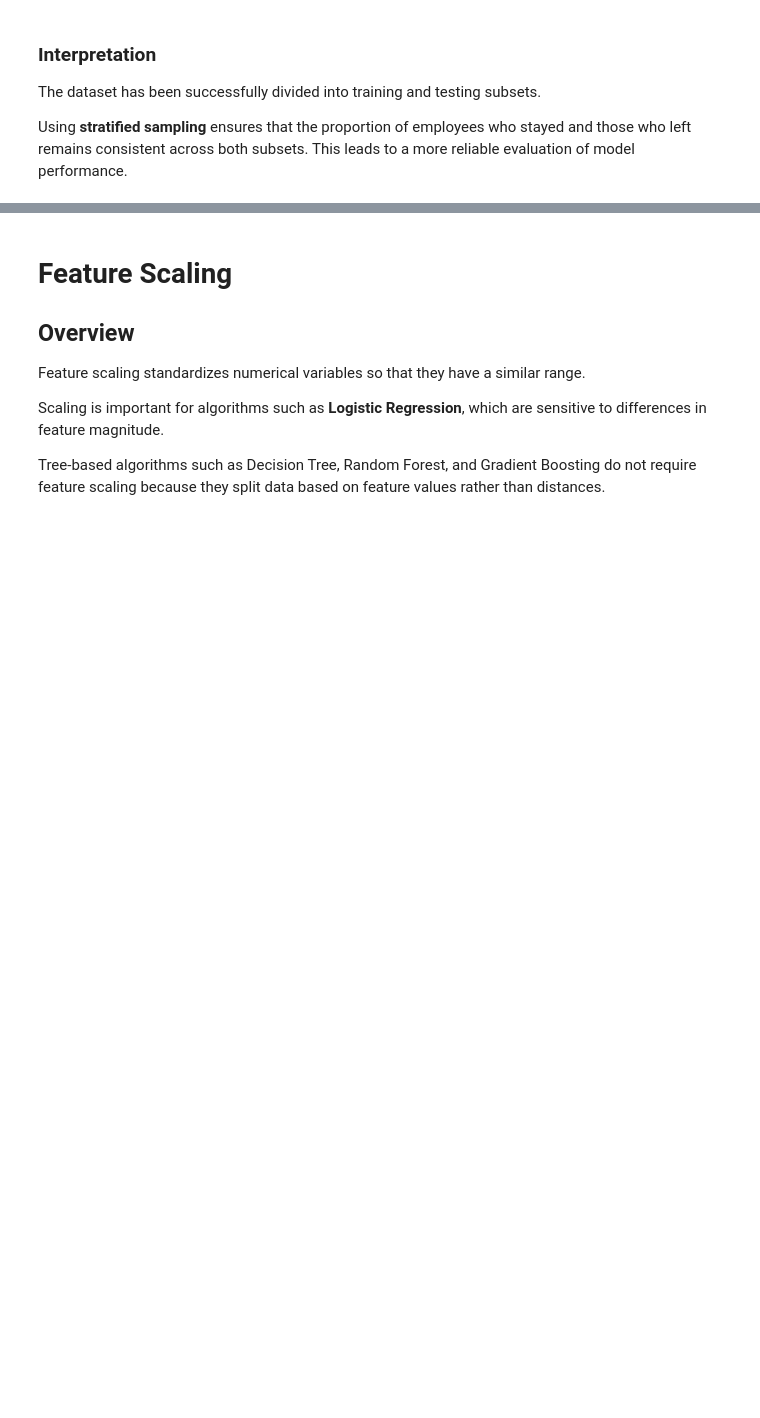
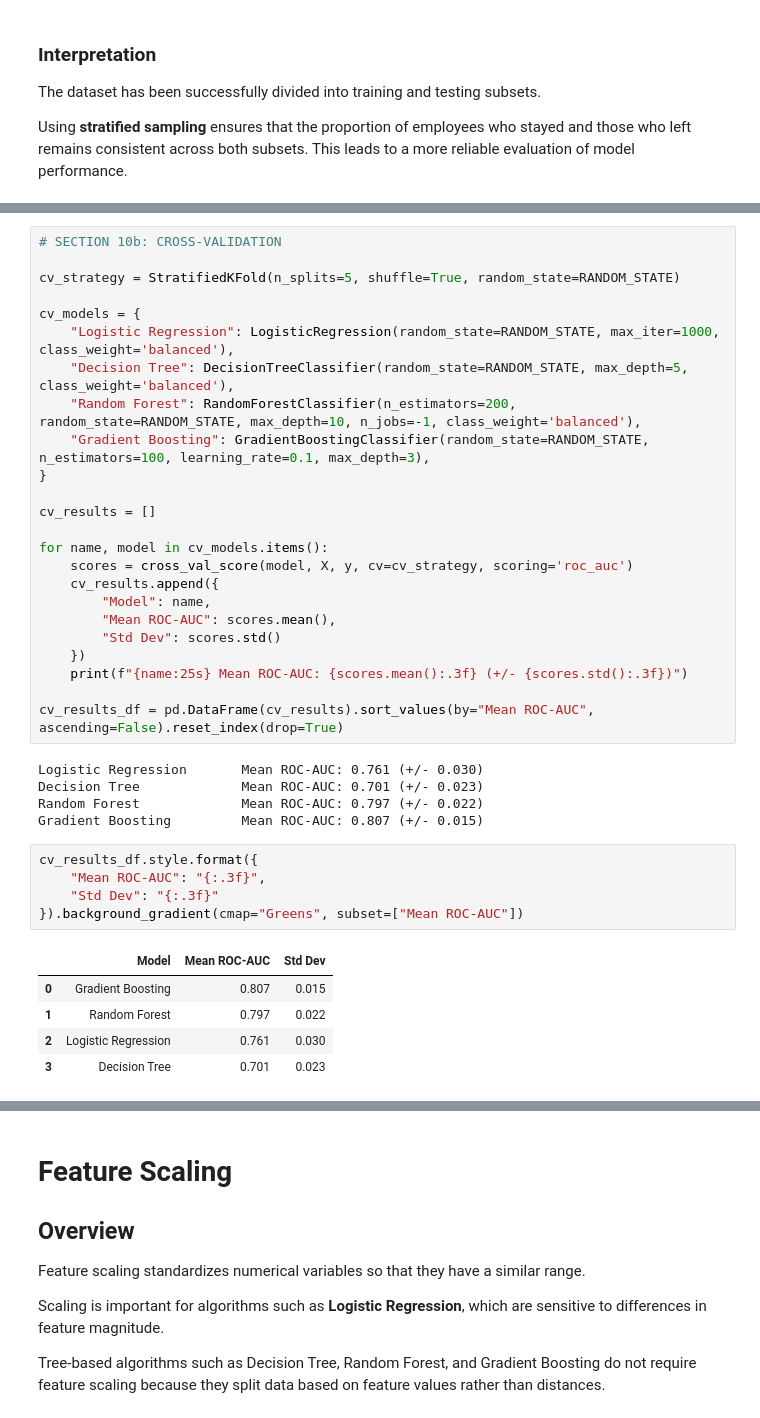
Before and after one commit to 1Riyaa/Employee-Attrition-Prediction, a Jupyter notebook: Employee_Attrition_Prediction.ipynb, the cells around one changed output, grey strips where cells are left out. Cells and saved outputs as stored; diff of their text form; blank space fills up the shorter version.

```diff
--- a/Employee_Attrition_Prediction.ipynb
+++ b/Employee_Attrition_Prediction.ipynb
@@ -1532,0 +1521,40 @@ Using **stratified sampling** ensures that the proportion of employees who staye
+# %%
+# SECTION 10b: CROSS-VALIDATION
+
+cv_strategy = StratifiedKFold(n_splits=5, shuffle=True, random_state=RANDOM_STATE)
+
+cv_models = {
+    "Logistic Regression": LogisticRegression(random_state=RANDOM_STATE, max_iter=1000, class_weight='balanced'),
+    "Decision Tree": DecisionTreeClassifier(random_state=RANDOM_STATE, max_depth=5, class_weight='balanced'),
+    "Random Forest": RandomForestClassifier(n_estimators=200, random_state=RANDOM_STATE, max_depth=10, n_jobs=-1, class_weight='balanced'),
+    "Gradient Boosting": GradientBoostingClassifier(random_state=RANDOM_STATE, n_estimators=100, learning_rate=0.1, max_depth=3),
+}
+
+cv_results = []
+
+for name, model in cv_models.items():
+    scores = cross_val_score(model, X, y, cv=cv_strategy, scoring='roc_auc')
+    cv_results.append({
+        "Model": name,
+        "Mean ROC-AUC": scores.mean(),
+        "Std Dev": scores.std()
+    })
+    print(f"{name:25s} Mean ROC-AUC: {scores.mean():.3f} (+/- {scores.std():.3f})")
+
+cv_results_df = pd.DataFrame(cv_results).sort_values(by="Mean ROC-AUC", ascending=False).reset_index(drop=True)
+# %% [output]
+Logistic Regression       Mean ROC-AUC: 0.761 (+/- 0.030)
+Decision Tree             Mean ROC-AUC: 0.701 (+/- 0.023)
+Random Forest             Mean ROC-AUC: 0.797 (+/- 0.022)
+Gradient Boosting         Mean ROC-AUC: 0.807 (+/- 0.015)
+# %%
+cv_results_df.style.format({
+    "Mean ROC-AUC": "{:.3f}",
+    "Std Dev": "{:.3f}"
+}).background_gradient(cmap="Greens", subset=["Mean ROC-AUC"])
+# %% [output]
+|  | Model | Mean ROC-AUC | Std Dev |
+| 0 | Gradient Boosting | 0.807 | 0.015 |
+| 1 | Random Forest | 0.797 | 0.022 |
+| 2 | Logistic Regression | 0.761 | 0.030 |
+| 3 | Decision Tree | 0.701 | 0.023 |
```
Also changed, not shown: parts of 13 cells of this notebook, 7 other files.
